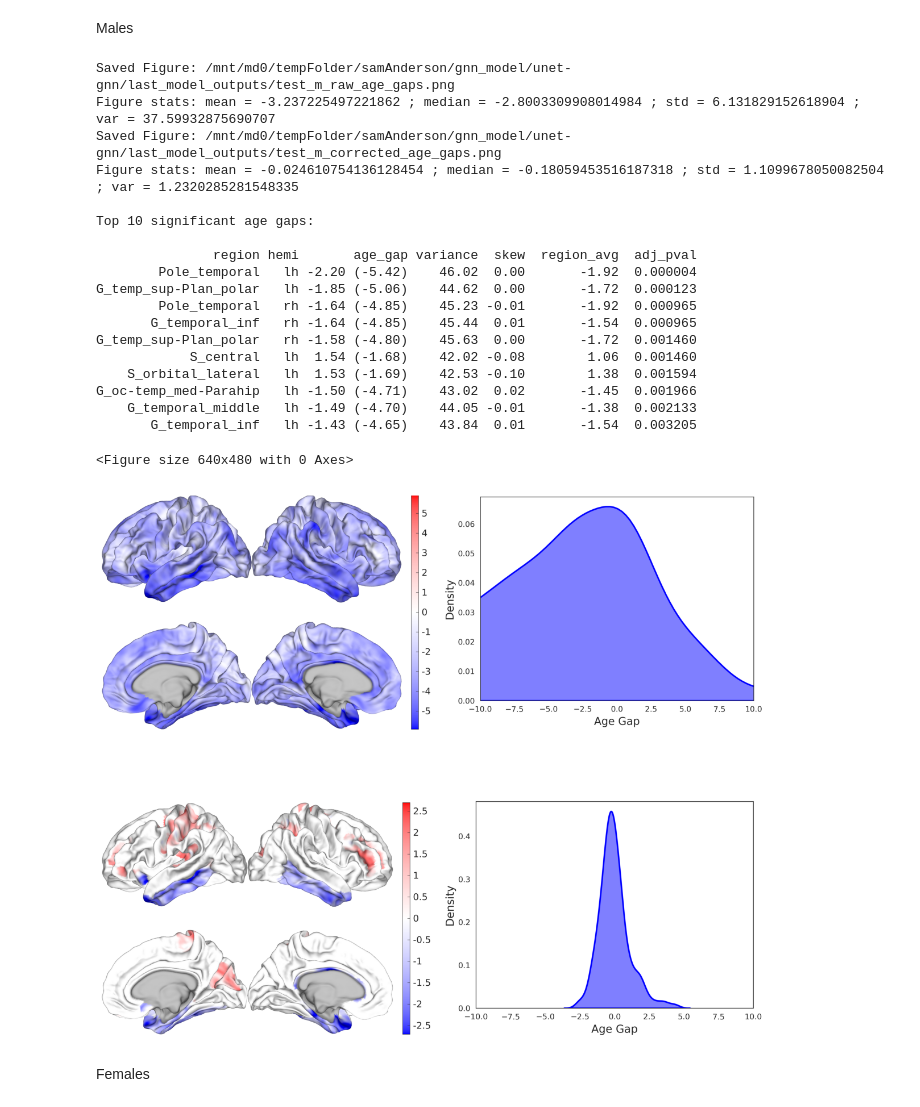
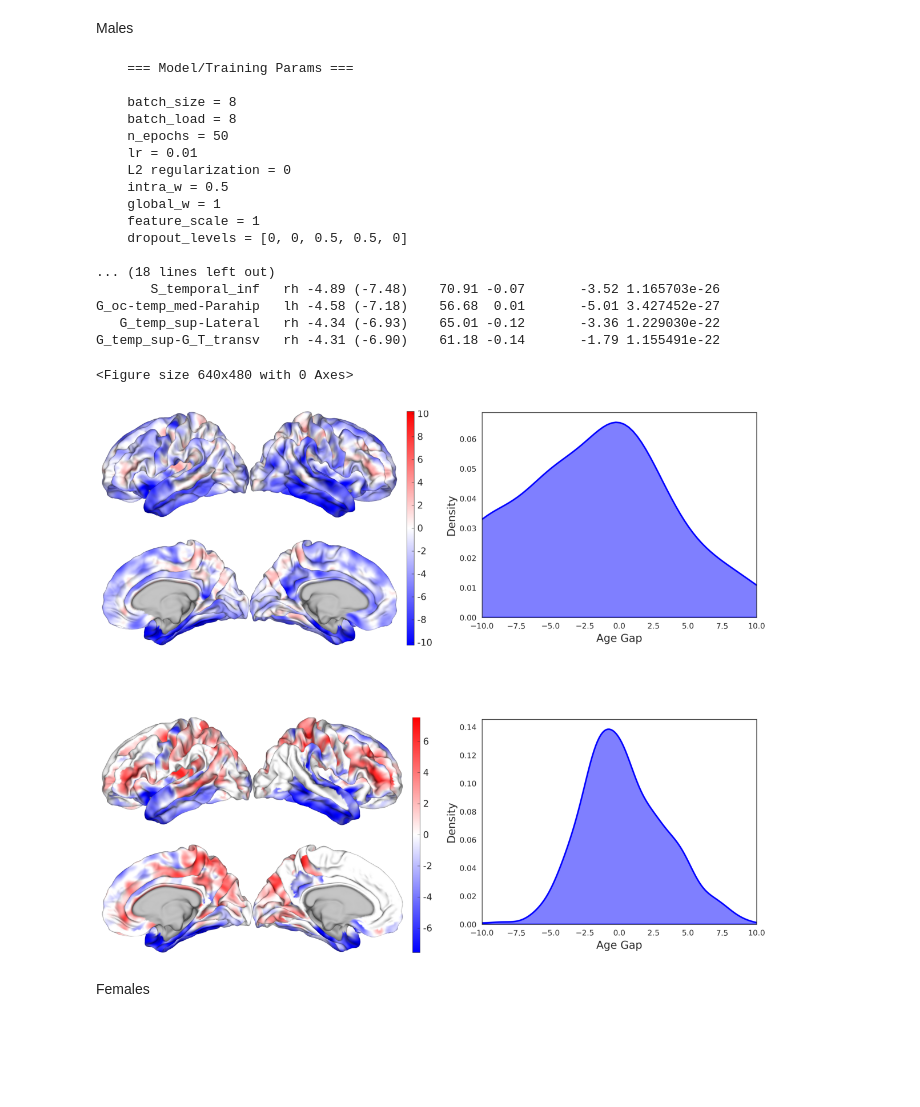
Before and after one commit to SamAndTheSun/Graph_UNet, a Jupyter notebook: notebooks/sex_analysis.ipynb, the cells around one changed output. Saved outputs shown, nothing was run; the diff lists cells and outputs as text; code cells hidden in the pictures; blank space fills up the shorter version.

```diff
--- a/notebooks/sex_analysis.ipynb
+++ b/notebooks/sex_analysis.ipynb
@@ -19,29 +21,28 @@ trained_model.load_state_dict(torch.load(f'{output_dir}trained_weights.pth'))
 Males
 # %%
 suffix='test_m'
-#test_model(X_test_m, y_test_m, model=trained_model, suffix=suffix)
+test_model(X_test_CN_male, y_test_CN_male, model=trained_model, suffix=suffix)
 postprocess_model(suffix, factors=np.load(f'{output_dir}test_CN_factors.npy'), global_limits=10)
 # %% [output]
-Saved Figure: /mnt/md0/tempFolder/samAnderson/gnn_model/unet-gnn/last_model_outputs/test_m_raw_age_gaps.png
-Figure stats: mean = -3.237225497221862 ; median = -2.8003309908014984 ; std = 6.131829152618904 ; var = 37.59932875690707
-Saved Figure: /mnt/md0/tempFolder/samAnderson/gnn_model/unet-gnn/last_model_outputs/test_m_corrected_age_gaps.png
-Figure stats: mean = -0.024610754136128454 ; median = -0.18059453516187318 ; std = 1.1099678050082504 ; var = 1.2320285281548335
+    === Model/Training Params ===
 
-Top 10 significant age gaps:
+    batch_size = 8
+    batch_load = 8
+    n_epochs = 50
+    lr = 0.01
+    L2 regularization = 0
+    intra_w = 0.5
+    global_w = 1
+    feature_scale = 1
+    dropout_levels = [0, 0, 0.5, 0.5, 0]
 
-               region hemi       age_gap variance  skew  region_avg  adj_pval
-        Pole_temporal   lh -2.20 (-5.42)    46.02  0.00       -1.92  0.000004
-G_temp_sup-Plan_polar   lh -1.85 (-5.06)    44.62  0.00       -1.72  0.000123
-        Pole_temporal   rh -1.64 (-4.85)    45.23 -0.01       -1.92  0.000965
-       G_temporal_inf   rh -1.64 (-4.85)    45.44  0.01       -1.54  0.000965
-G_temp_sup-Plan_polar   rh -1.58 (-4.80)    45.63  0.00       -1.72  0.001460
-            S_central   lh  1.54 (-1.68)    42.02 -0.08        1.06  0.001460
-    S_orbital_lateral   lh  1.53 (-1.69)    42.53 -0.10        1.38  0.001594
-G_oc-temp_med-Parahip   lh -1.50 (-4.71)    43.02  0.02       -1.45  0.001966
-    G_temporal_middle   lh -1.49 (-4.70)    44.05 -0.01       -1.38  0.002133
-       G_temporal_inf   lh -1.43 (-4.65)    43.84  0.01       -1.54  0.003205
+... (18 lines left out)
+       S_temporal_inf   rh -4.89 (-7.48)    70.91 -0.07       -3.52 1.165703e-26
+G_oc-temp_med-Parahip   lh -4.58 (-7.18)    56.68  0.01       -5.01 3.427452e-27
+   G_temp_sup-Lateral   rh -4.34 (-6.93)    65.01 -0.12       -3.36 1.229030e-22
+G_temp_sup-G_T_transv   rh -4.31 (-6.90)    61.18 -0.14       -1.79 1.155491e-22
 <Figure size 640x480 with 0 Axes>
-[figure, old version]
+[figure, new version]
 # %% [markdown]
 Females
 # %%
```
Also changed, not shown: parts of 4 cells of this notebook, 6 other files.
